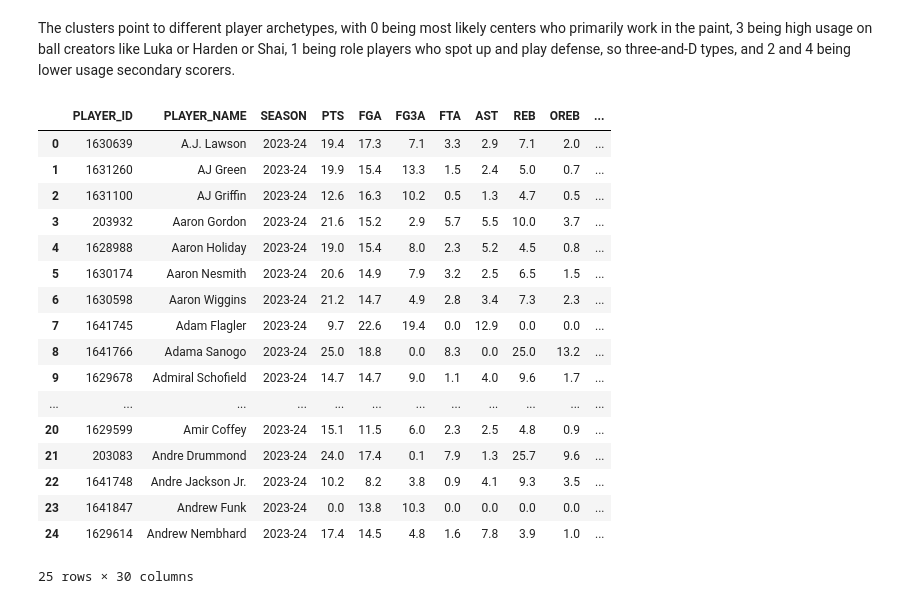
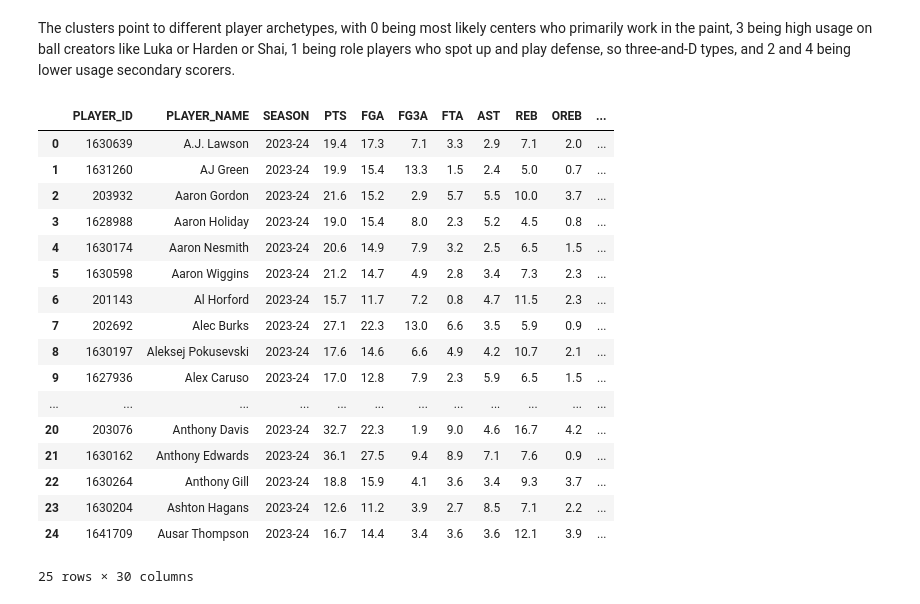
Before and after one commit to matthewellishanson/machine-learning-nba, a Jupyter notebook: firstnotebook.ipynb, the cells around one changed output. Drawn from its saved outputs; the diff is of its cells as text; code cells hidden in the pictures.

Commit message:
minor fix for cluster names

```diff
--- a/firstnotebook.ipynb
+++ b/firstnotebook.ipynb
@@ -369,33 +369,33 @@ The clusters point to different player archetypes, with 0 being most likely cent
 # %%
 # rename clusters based on summary
 cluster_names = {
     0: 'Off-ball Scorers', # movement shooters, scoring wings, floor spacers who attack closeouts (Donte DiVincenzo, Desmond Bane, Buddy Hield)
     1: 'Paint Anchors', # non-shooting bigs, rim protectors and attackers (Giannis, Gobert, Steven Adams)
     2: 'High Usage Stars', # Luka, Trae, Steph, Durant, Jokic
     3: 'Secondary Creators', # Jamal Murray, De'Aaron Fox, Jrue Holiday, Mike Conley
     4: '3-and-D Specialists', # Tari Eason, Jaden McDaniels, Alex Caruso
     5: 'Defensive Specialists and Role Players' # Matisse Thybulle, Jonathan Isaac, etc.
 }
-players_merged['CLUSTER_NAME'] = players_merged['CLUSTER'].map(cluster_names)
-players_merged.head(25)
+players_model['CLUSTER_NAME'] = players_model['CLUSTER'].map(cluster_names)
+players_model.head(25)
 # %% [output]
 |  | PLAYER_ID | PLAYER_NAME | SEASON | PTS | FGA | FG3A | FTA | AST | REB | OREB | ... |
 | 0 | 1630639 | A.J. Lawson | 2023-24 | 19.4 | 17.3 | 7.1 | 3.3 | 2.9 | 7.1 | 2.0 | ... |
 | 1 | 1631260 | AJ Green | 2023-24 | 19.9 | 15.4 | 13.3 | 1.5 | 2.4 | 5.0 | 0.7 | ... |
-| 2 | 1631100 | AJ Griffin | 2023-24 | 12.6 | 16.3 | 10.2 | 0.5 | 1.3 | 4.7 | 0.5 | ... |
-| 3 | 203932 | Aaron Gordon | 2023-24 | 21.6 | 15.2 | 2.9 | 5.7 | 5.5 | 10.0 | 3.7 | ... |
-| 4 | 1628988 | Aaron Holiday | 2023-24 | 19.0 | 15.4 | 8.0 | 2.3 | 5.2 | 4.5 | 0.8 | ... |
-| 5 | 1630174 | Aaron Nesmith | 2023-24 | 20.6 | 14.9 | 7.9 | 3.2 | 2.5 | 6.5 | 1.5 | ... |
-| 6 | 1630598 | Aaron Wiggins | 2023-24 | 21.2 | 14.7 | 4.9 | 2.8 | 3.4 | 7.3 | 2.3 | ... |
-| 7 | 1641745 | Adam Flagler | 2023-24 | 9.7 | 22.6 | 19.4 | 0.0 | 12.9 | 0.0 | 0.0 | ... |
-| 8 | 1641766 | Adama Sanogo | 2023-24 | 25.0 | 18.8 | 0.0 | 8.3 | 0.0 | 25.0 | 13.2 | ... |
-| 9 | 1629678 | Admiral Schofield | 2023-24 | 14.7 | 14.7 | 9.0 | 1.1 | 4.0 | 9.6 | 1.7 | ... |
+| 2 | 203932 | Aaron Gordon | 2023-24 | 21.6 | 15.2 | 2.9 | 5.7 | 5.5 | 10.0 | 3.7 | ... |
+| 3 | 1628988 | Aaron Holiday | 2023-24 | 19.0 | 15.4 | 8.0 | 2.3 | 5.2 | 4.5 | 0.8 | ... |
+| 4 | 1630174 | Aaron Nesmith | 2023-24 | 20.6 | 14.9 | 7.9 | 3.2 | 2.5 | 6.5 | 1.5 | ... |
+| 5 | 1630598 | Aaron Wiggins | 2023-24 | 21.2 | 14.7 | 4.9 | 2.8 | 3.4 | 7.3 | 2.3 | ... |
+| 6 | 201143 | Al Horford | 2023-24 | 15.7 | 11.7 | 7.2 | 0.8 | 4.7 | 11.5 | 2.3 | ... |
+| 7 | 202692 | Alec Burks | 2023-24 | 27.1 | 22.3 | 13.0 | 6.6 | 3.5 | 5.9 | 0.9 | ... |
+| 8 | 1630197 | Aleksej Pokusevski | 2023-24 | 17.6 | 14.6 | 6.6 | 4.9 | 4.2 | 10.7 | 2.1 | ... |
+| 9 | 1627936 | Alex Caruso | 2023-24 | 17.0 | 12.8 | 7.9 | 2.3 | 5.9 | 6.5 | 1.5 | ... |
 | ... | ... | ... | ... | ... | ... | ... | ... | ... | ... | ... | ... |
-| 20 | 1629599 | Amir Coffey | 2023-24 | 15.1 | 11.5 | 6.0 | 2.3 | 2.5 | 4.8 | 0.9 | ... |
-| 21 | 203083 | Andre Drummond | 2023-24 | 24.0 | 17.4 | 0.1 | 7.9 | 1.3 | 25.7 | 9.6 | ... |
-| 22 | 1641748 | Andre Jackson Jr. | 2023-24 | 10.2 | 8.2 | 3.8 | 0.9 | 4.1 | 9.3 | 3.5 | ... |
-| 23 | 1641847 | Andrew Funk | 2023-24 | 0.0 | 13.8 | 10.3 | 0.0 | 0.0 | 0.0 | 0.0 | ... |
-| 24 | 1629614 | Andrew Nembhard | 2023-24 | 17.4 | 14.5 | 4.8 | 1.6 | 7.8 | 3.9 | 1.0 | ... |
+| 20 | 203076 | Anthony Davis | 2023-24 | 32.7 | 22.3 | 1.9 | 9.0 | 4.6 | 16.7 | 4.2 | ... |
+| 21 | 1630162 | Anthony Edwards | 2023-24 | 36.1 | 27.5 | 9.4 | 8.9 | 7.1 | 7.6 | 0.9 | ... |
+| 22 | 1630264 | Anthony Gill | 2023-24 | 18.8 | 15.9 | 4.1 | 3.6 | 3.4 | 9.3 | 3.7 | ... |
+| 23 | 1630204 | Ashton Hagans | 2023-24 | 12.6 | 11.2 | 3.9 | 2.7 | 8.5 | 7.1 | 2.2 | ... |
+| 24 | 1641709 | Ausar Thompson | 2023-24 | 16.7 | 14.4 | 3.4 | 3.6 | 3.6 | 12.1 | 3.9 | ... |
 25 rows × 30 columns
 # %%
 # isolate seasons for final dataset
```
Also changed, not shown: parts of 1 cell of this notebook.
